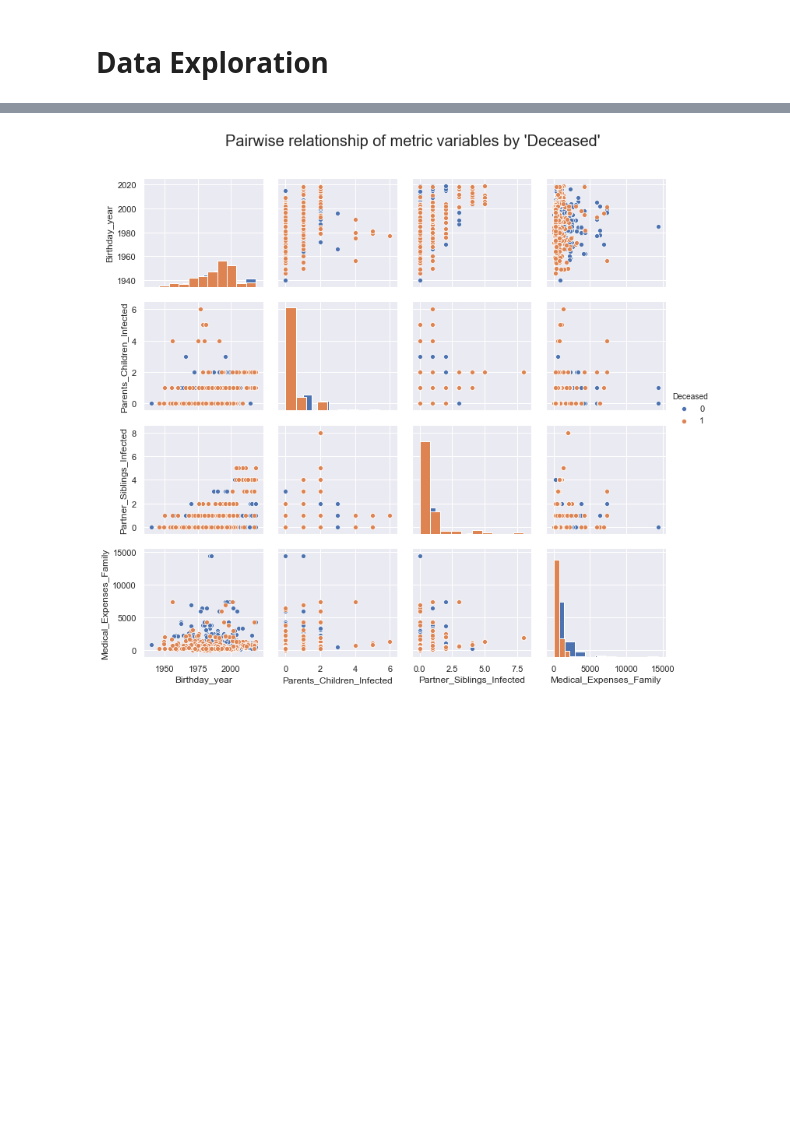
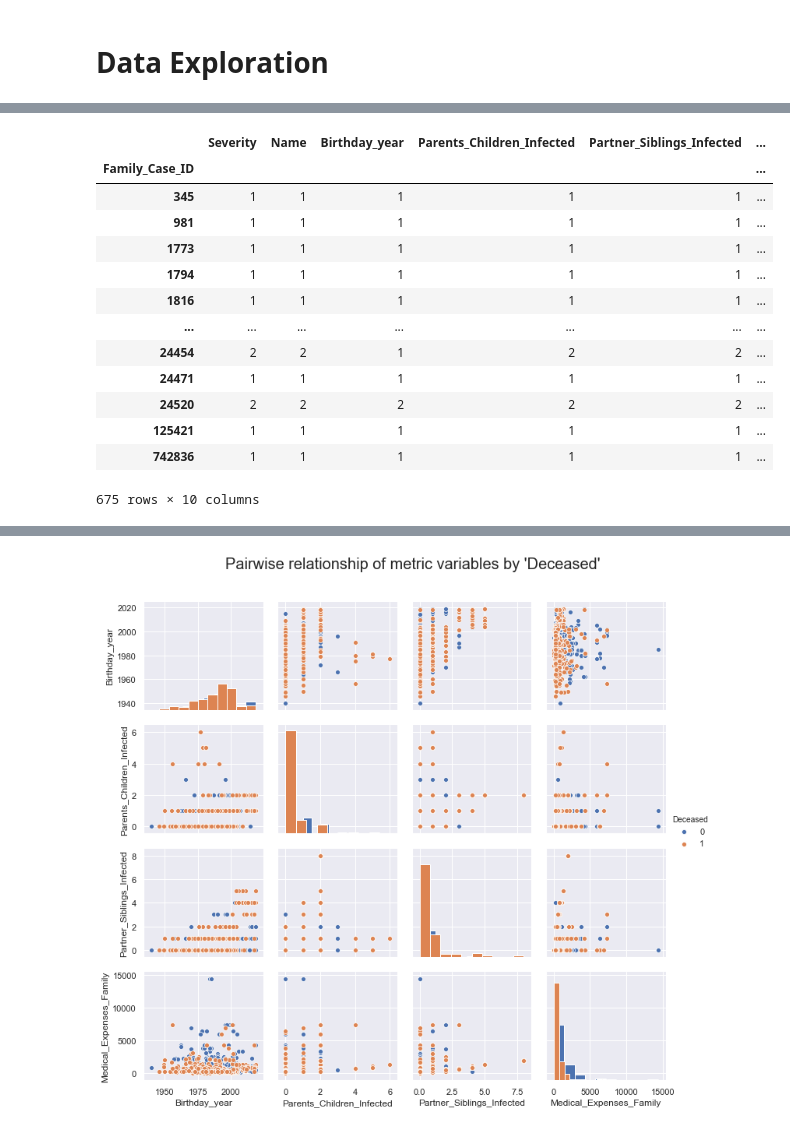
Before and after one commit to DavidSilva98/ML_project, a Jupyter notebook: group7.ipynb, the cells around one changed output, grey strips where cells are left out. Drawn from its saved outputs; the diff is of its cells as text; code cells hidden in the pictures; blank space fills up the shorter version.

```diff
--- a/group7.ipynb
+++ b/group7.ipynb
@@ -187,0 +211,17 @@ plt.show()
+# %%
+df_explore.groupby("Family_Case_ID").count()
+# %% [output]
+|  | Severity | Name | Birthday_year | Parents_Children_Infected | Partner_Siblings_Infected | ... |
+| Family_Case_ID |  |  |  |  |  | ... |
+| 345 | 1 | 1 | 1 | 1 | 1 | ... |
+| 981 | 1 | 1 | 1 | 1 | 1 | ... |
+| 1773 | 1 | 1 | 1 | 1 | 1 | ... |
+| 1794 | 1 | 1 | 1 | 1 | 1 | ... |
+| 1816 | 1 | 1 | 1 | 1 | 1 | ... |
+| ... | ... | ... | ... | ... | ... | ... |
+| 24454 | 2 | 2 | 1 | 2 | 2 | ... |
+| 24471 | 1 | 1 | 1 | 1 | 1 | ... |
+| 24520 | 2 | 2 | 2 | 2 | 2 | ... |
+| 125421 | 1 | 1 | 1 | 1 | 1 | ... |
+| 742836 | 1 | 1 | 1 | 1 | 1 | ... |
+675 rows × 10 columns
```
Also changed, not shown: parts of 17 cells of this notebook.
